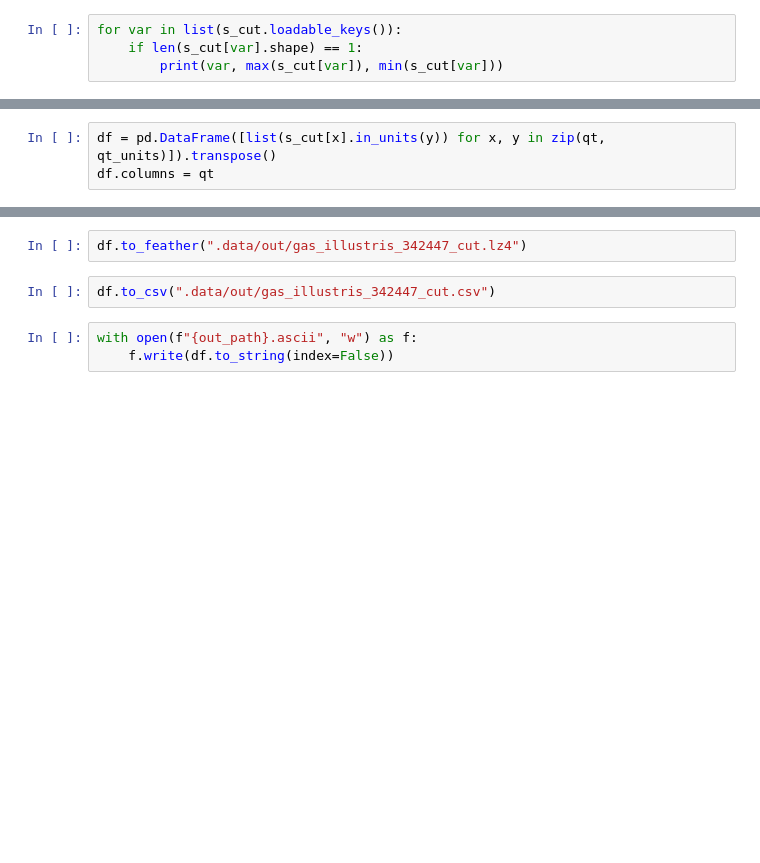
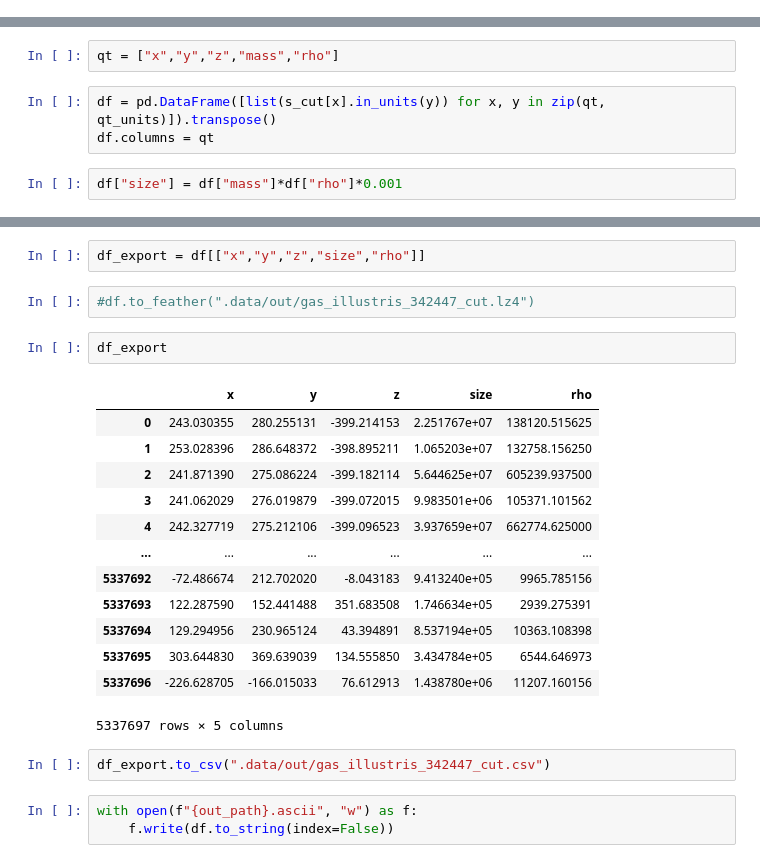
Before and after one commit to Astrovisio/data-experiments, a Jupyter notebook: test_export_2.ipynb, the cells around one changed output, grey strips where cells are left out. Drawn from its saved outputs; the diff is of its cells as text; blank space fills up the shorter version.

```diff
--- a/test_export_2.ipynb
+++ b/test_export_2.ipynb
@@ -70,4 +36,0 @@ len(s_cut["vel"])
-# %%
-for var in list(s_cut.loadable_keys()):
-    if len(s_cut[var].shape) == 1:
-        print(var, max(s_cut[var]), min(s_cut[var]))
@@ -94,6 +53,10 @@ qt
+# %%
+qt = ["x","y","z","mass","rho"]
 # %%
 df = pd.DataFrame([list(s_cut[x].in_units(y)) for x, y in zip(qt, qt_units)]).transpose()
 df.columns = qt
+# %%
+df["size"] = df["mass"]*df["rho"]*0.001
 # %%
 df.dtypes
 # %% [output]
@@ -105,8 +69,26 @@ rho     float64
 dtype: object
+# %%
+df_export = df[["x","y","z","size","rho"]]
 # %%
-df.to_feather(".data/out/gas_illustris_342447_cut.lz4")
+#df.to_feather(".data/out/gas_illustris_342447_cut.lz4")
+# %%
+df_export
+# %% [output]
+|  | x | y | z | size | rho |
+| 0 | 243.030355 | 280.255131 | -399.214153 | 2.251767e+07 | 138120.515625 |
+| 1 | 253.028396 | 286.648372 | -398.895211 | 1.065203e+07 | 132758.156250 |
+| 2 | 241.871390 | 275.086224 | -399.182114 | 5.644625e+07 | 605239.937500 |
+| 3 | 241.062029 | 276.019879 | -399.072015 | 9.983501e+06 | 105371.101562 |
+| 4 | 242.327719 | 275.212106 | -399.096523 | 3.937659e+07 | 662774.625000 |
+| ... | ... | ... | ... | ... | ... |
+| 5337692 | -72.486674 | 212.702020 | -8.043183 | 9.413240e+05 | 9965.785156 |
+| 5337693 | 122.287590 | 152.441488 | 351.683508 | 1.746634e+05 | 2939.275391 |
+| 5337694 | 129.294956 | 230.965124 | 43.394891 | 8.537194e+05 | 10363.108398 |
+| 5337695 | 303.644830 | 369.639039 | 134.555850 | 3.434784e+05 | 6544.646973 |
+| 5337696 | -226.628705 | -166.015033 | 76.612913 | 1.438780e+06 | 11207.160156 |
+5337697 rows × 5 columns
 # %%
-df.to_csv(".data/out/gas_illustris_342447_cut.csv")
+df_export.to_csv(".data/out/gas_illustris_342447_cut.csv")
 # %%
 with open(f"{out_path}.ascii", "w") as f:
     f.write(df.to_string(index=False))
```
Also changed, not shown: parts of 15 cells of this notebook, 2 other files.
